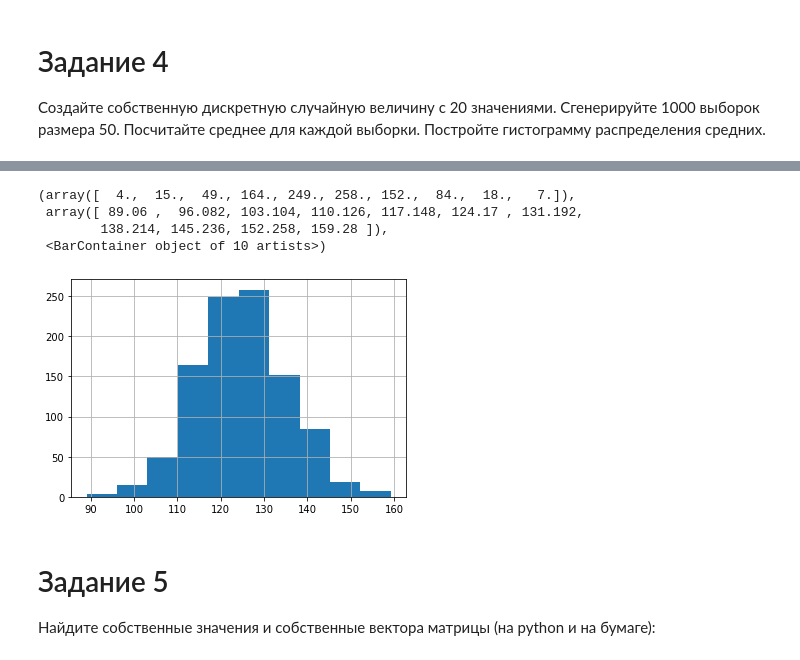
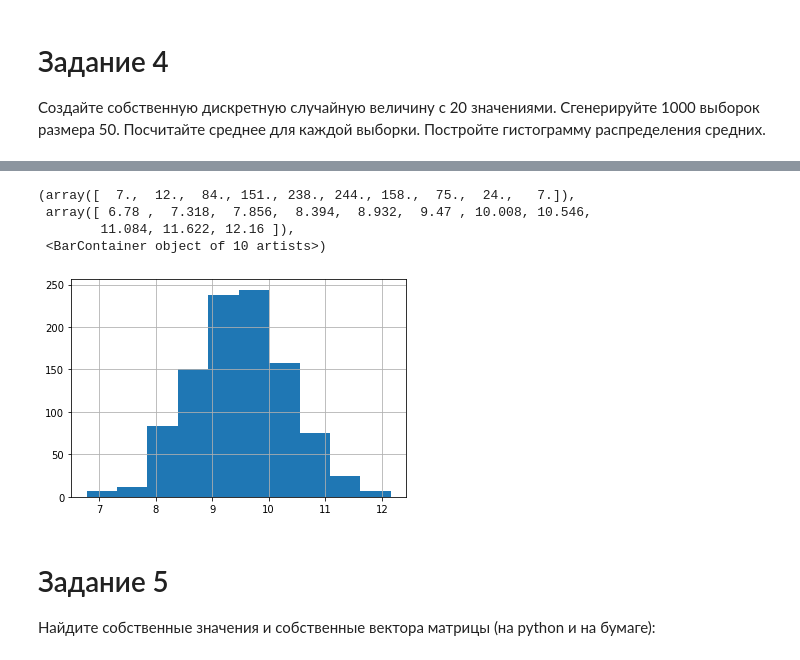
Before and after one commit to IvanAniskavets/Python_2.0, a Jupyter notebook: Math_for_DS_final/final_work.ipynb, the cells around one changed output, grey strips where cells are left out. Cells and saved outputs as stored; diff of their text form; code cells hidden in the pictures.

```diff
--- a/Math_for_DS_final/final_work.ipynb
+++ b/Math_for_DS_final/final_work.ipynb
@@ -250,15 +251,15 @@ array([ 92, 107, 178, 218, 157, 182,  77,   9,   0, 169, 123, 167,   7,
 # %%
 # Построим  график распределения ДСВ:
 
-y_mean = [ np.mean(np.random.randint(0, 250, size = 50)) for v in range(1000) ]
+y_mean = [ np.mean(np.random.randint(0, 20, size = 50)) for v in range(1000) ]
 plt.grid()
 plt.hist(y_mean)
 # %% [output]
-(array([  4.,  15.,  49., 164., 249., 258., 152.,  84.,  18.,   7.]),
- array([ 89.06 ,  96.082, 103.104, 110.126, 117.148, 124.17 , 131.192,
-        138.214, 145.236, 152.258, 159.28 ]),
+(array([  7.,  12.,  84., 151., 238., 244., 158.,  75.,  24.,   7.]),
+ array([ 6.78 ,  7.318,  7.856,  8.394,  8.932,  9.47 , 10.008, 10.546,
+        11.084, 11.622, 12.16 ]),
  <BarContainer object of 10 artists>)
-[figure, old version]
+[figure, new version]
 # %% [markdown]
 # Задание 5
 Найдите собственные значения и собственные вектора матрицы (на python и на бумаге):
```
Also changed, not shown: parts of 3 cells of this notebook.
